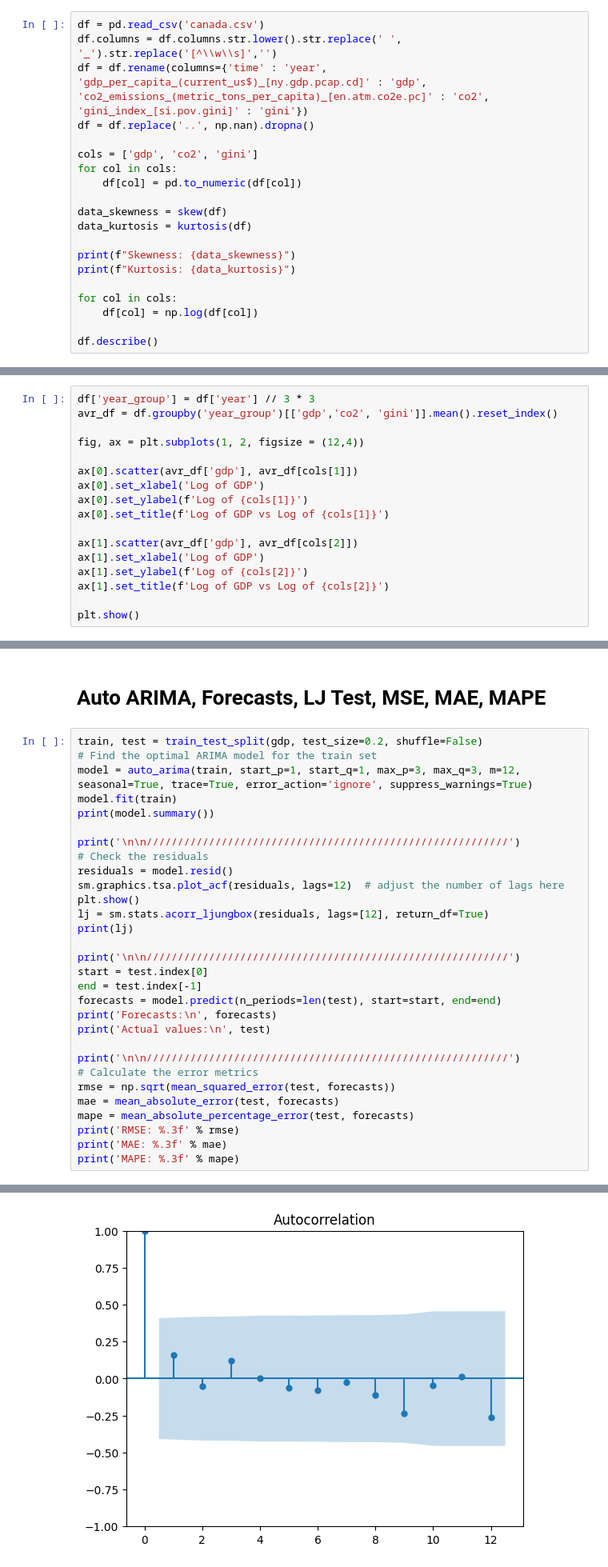
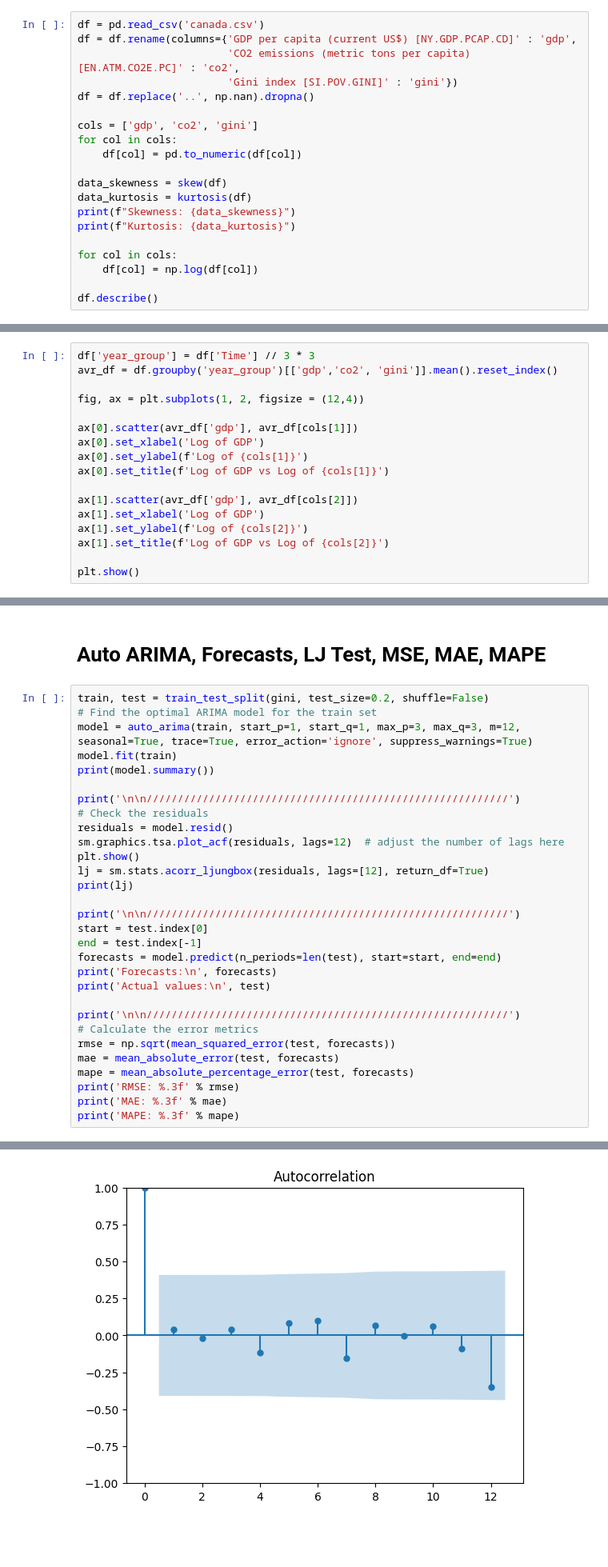
Before and after one commit to franklinchuks/Heterogeneity-and-Robustness-of-the-Kuznets-Curve, a Jupyter notebook: canada_kuznets_curve.ipynb, the cells around one changed output, grey strips where cells are left out. Shown: that part at 80% size. Saved outputs shown, nothing was run; the diff lists cells and outputs as text; blank space fills up the shorter version.

```diff
--- a/canada_kuznets_curve.ipynb
+++ b/canada_kuznets_curve.ipynb
@@ -16,8 +16,9 @@ from sklearn.metrics import mean_squared_error, mean_absolute_error, mean_absolu
 from pmdarima import auto_arima
 # %%
 df = pd.read_csv('canada.csv')
-df.columns = df.columns.str.lower().str.replace(' ', '_').str.replace('[^\\w\\s]','')
-df = df.rename(columns={'time' : 'year', 'gdp_per_capita_(current_us$)_[ny.gdp.pcap.cd]' : 'gdp', 'co2_emissions_(metric_tons_per_capita)_[en.atm.co2e.pc]' : 'co2', 'gini_index_[si.pov.gini]' : 'gini'})
+df = df.rename(columns={'GDP per capita (current US$) [NY.GDP.PCAP.CD]' : 'gdp',
+                        'CO2 emissions (metric tons per capita) [EN.ATM.CO2E.PC]' : 'co2',
+                        'Gini index [SI.POV.GINI]' : 'gini'})
 df = df.replace('..', np.nan).dropna()
 
 cols = ['gdp', 'co2', 'gini']
@@ -26,7 +27,6 @@ for col in cols:
 
 data_skewness = skew(df)
 data_kurtosis = kurtosis(df)
-
 print(f"Skewness: {data_skewness}")
 print(f"Kurtosis: {data_kurtosis}")
 
@@ -60,7 +60,7 @@ plt.show()
 # %% [markdown]
 <h1>Kuznets Curve
 # %%
-df['year_group'] = df['year'] // 3 * 3
+df['year_group'] = df['Time'] // 3 * 3
 avr_df = df.groupby('year_group')[['gdp','co2', 'gini']].mean().reset_index()
 
 fig, ax = plt.subplots(1, 2, figsize = (12,4))
@@ -192,7 +192,7 @@ plt.show()
 # %% [markdown]
 <h1>Auto ARIMA, Forecasts, LJ Test, MSE, MAE, MAPE
 # %%
-train, test = train_test_split(gdp, test_size=0.2, shuffle=False)
+train, test = train_test_split(gini, test_size=0.2, shuffle=False)
 # Find the optimal ARIMA model for the train set
 model = auto_arima(train, start_p=1, start_q=1, max_p=3, max_q=3, m=12, seasonal=True, trace=True, error_action='ignore', suppress_warnings=True)
 model.fit(train)
@@ -238,6 +238,6 @@ Performing stepwise search to minimize aic
 [1] Covariance matrix calculated using the outer product of gradients (complex-step).
 
 
 //////////////////////////////////////////////////////////
-[figure, old version]
+[figure, new version]
      lb_stat  lb_pvalue
```
Also changed, not shown: parts of 4 cells of this notebook, 1 other file.
